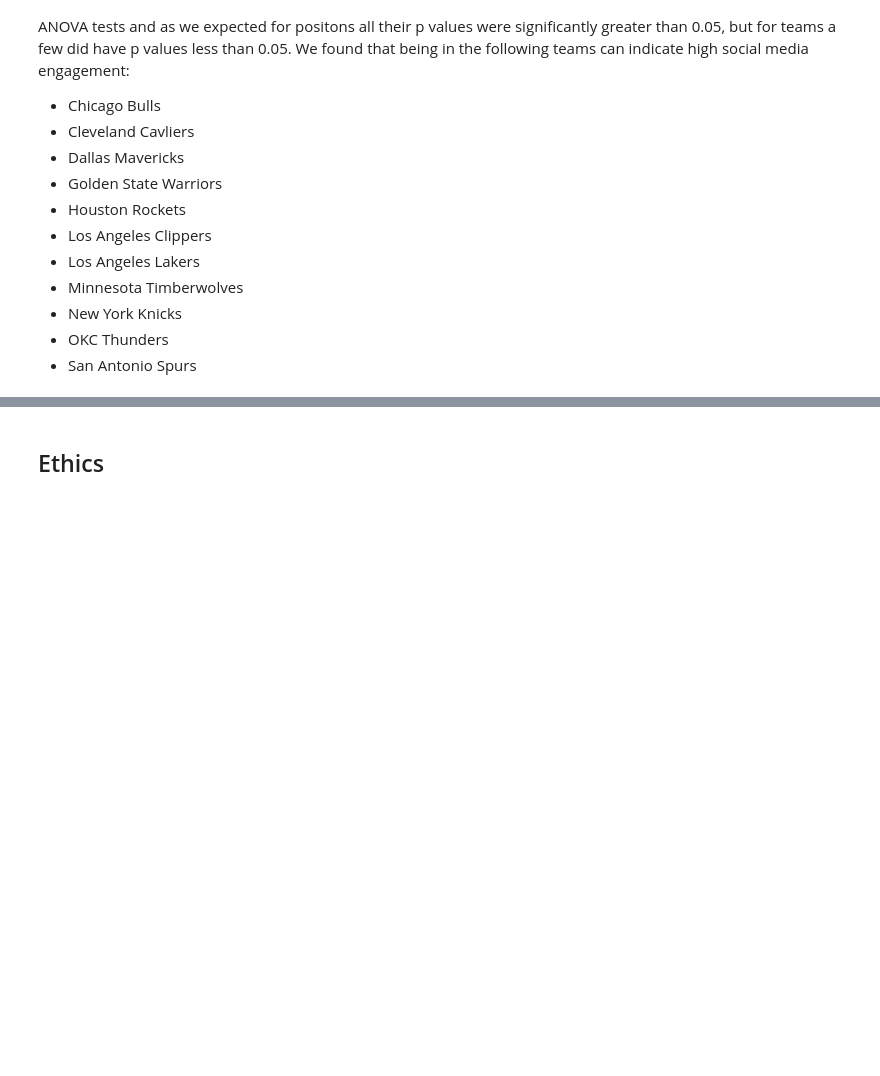
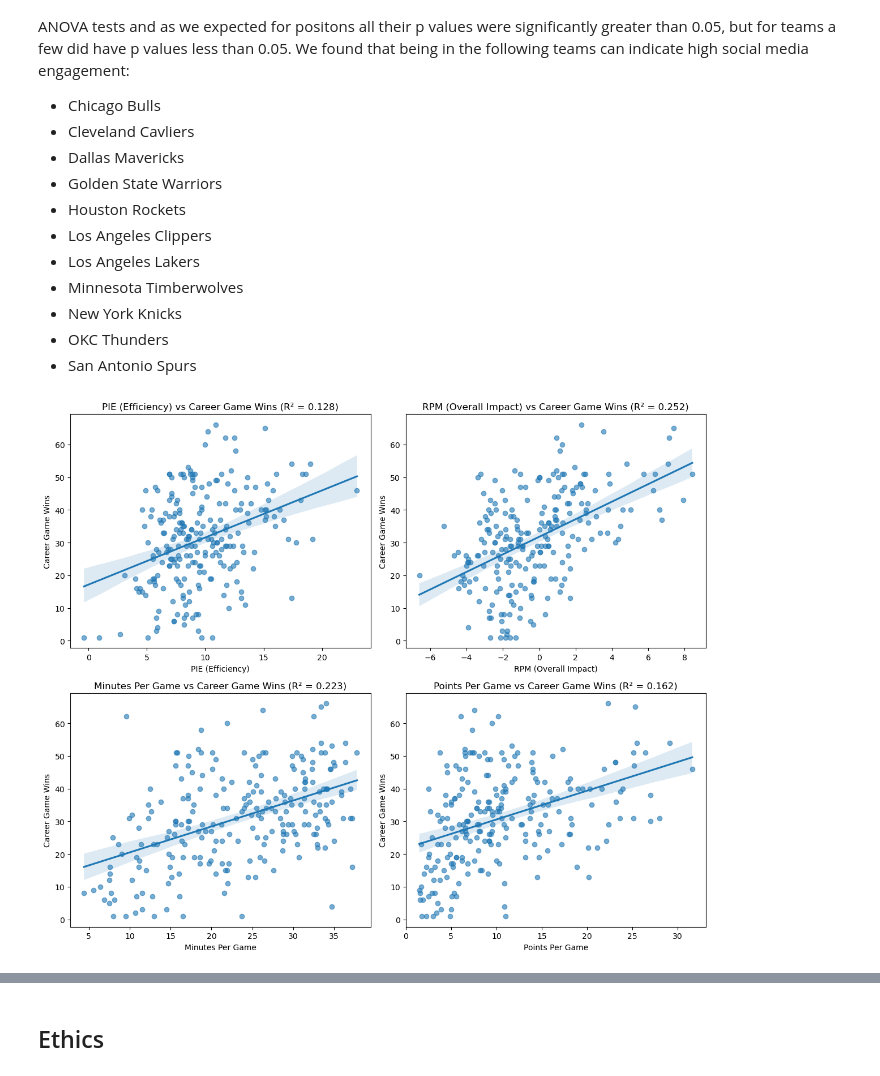
Before and after one commit to COGS108/Group122_WI26, a Jupyter notebook: 03-FinalProject.ipynb, the cells around one changed output, grey strips where cells are left out. Drawn from its saved outputs; the diff is of its cells as text; code cells hidden in the pictures; blank space fills up the shorter version.

Commit message:
updated regression plots with R2

```diff
--- a/03-FinalProject.ipynb
+++ b/03-FinalProject.ipynb
@@ -329,3 +329,31 @@ For the two categorical variables, position and team, we first ran box plots. At
 - New York Knicks
 - OKC Thunders
 - San Antonio Spurs
+# %%
+metrics = [
+    ('pie', 'PIE (Efficiency)'),
+    ('rpm', 'RPM (Overall Impact)'),
+    ('mpg', 'Minutes Per Game'),
+    ('points', 'Points Per Game')
+]
+
+fig, axes = plt.subplots(2, 2, figsize=(12, 10))
+axes = axes.flatten()
+
+for ax, (col, label) in zip(axes, metrics):
+
+    # regression using scipy.stats
+    slope, intercept, r_value, p_value, std_err = stats.linregress(df_social[col], df_social['wins'])
+    r2 = r_value**2
+
+    # scatter + regression line
+    sns.regplot(x=col, y='wins', data=df_social, ax=ax, scatter_kws={'alpha':0.6})
+
+    ax.set_title(f'{label} vs Career Game Wins (R² = {r2:.3f})')
+    ax.set_xlabel(label)
+    ax.set_ylabel('Career Game Wins')
+
+plt.tight_layout()
+plt.show()
+# %% [output]
+[figure, added]
```
Also changed, not shown: parts of 2 cells of this notebook.
